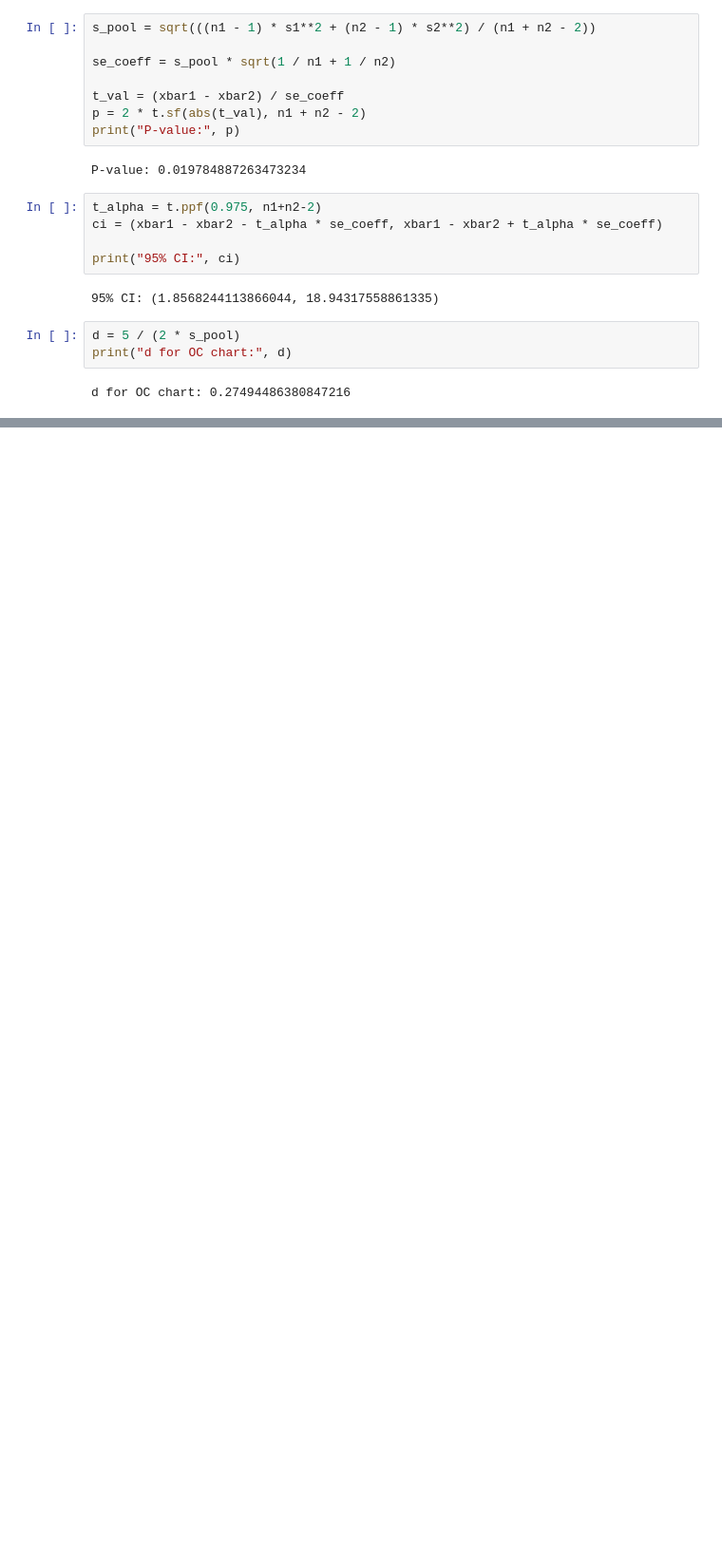
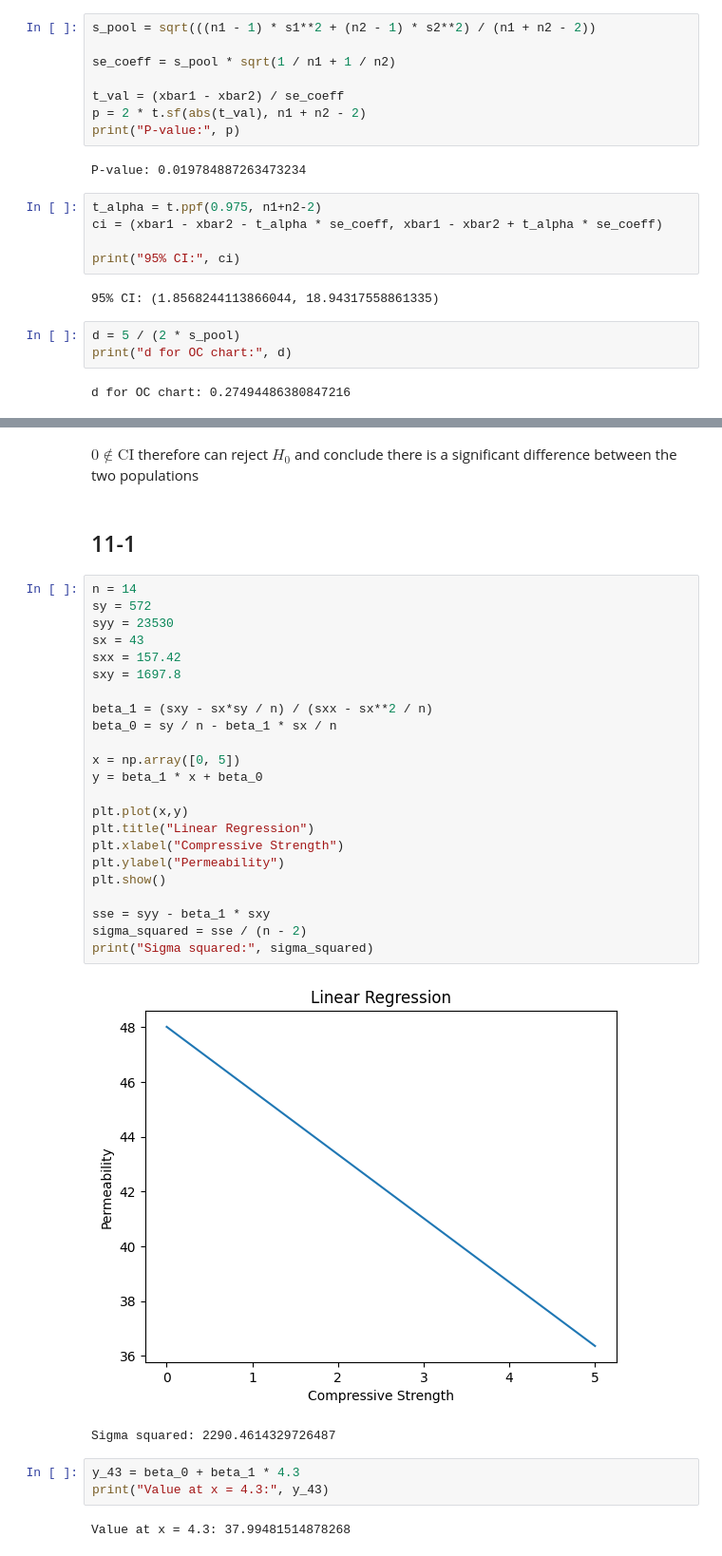
Before and after one commit to Camty1/engs93, a Jupyter notebook: quiz3/ENGS93Q3.ipynb, the cells around one changed output, grey strips where cells are left out. Shown: that part at 95% size. Drawn from its saved outputs; the diff is of its cells as text; blank space fills up the shorter version.

```diff
--- a/quiz3/ENGS93Q3.ipynb
+++ b/quiz3/ENGS93Q3.ipynb
@@ -477,0 +750,35 @@ Greater than 50
+# %% [markdown]
+$0 \notin \text{CI}$ therefore can reject $H_0$ and conclude there is a significant difference between the two populations
+# %% [markdown]
+## 11-1
+# %%
+n = 14
+sy = 572
+syy = 23530
+sx = 43
+sxx = 157.42
+sxy = 1697.8
+
+beta_1 = (sxy - sx*sy / n) / (sxx - sx**2 / n)
+beta_0 = sy / n - beta_1 * sx / n
+
+x = np.array([0, 5])
+y = beta_1 * x + beta_0
+
+plt.plot(x,y)
+plt.title("Linear Regression")
+plt.xlabel("Compressive Strength")
+plt.ylabel("Permeability")
+plt.show()
+
+sse = syy - beta_1 * sxy
+sigma_squared = sse / (n - 2)
+print("Sigma squared:", sigma_squared)
+# %% [output]
+[figure, added]
+Sigma squared: 2290.4614329726487
+# %%
+y_43 = beta_0 + beta_1 * 4.3
+print("Value at x = 4.3:", y_43)
+# %% [output]
+Value at x = 4.3: 37.99481514878268
```
Also changed, not shown: parts of 46 cells of this notebook, 9 other files.
